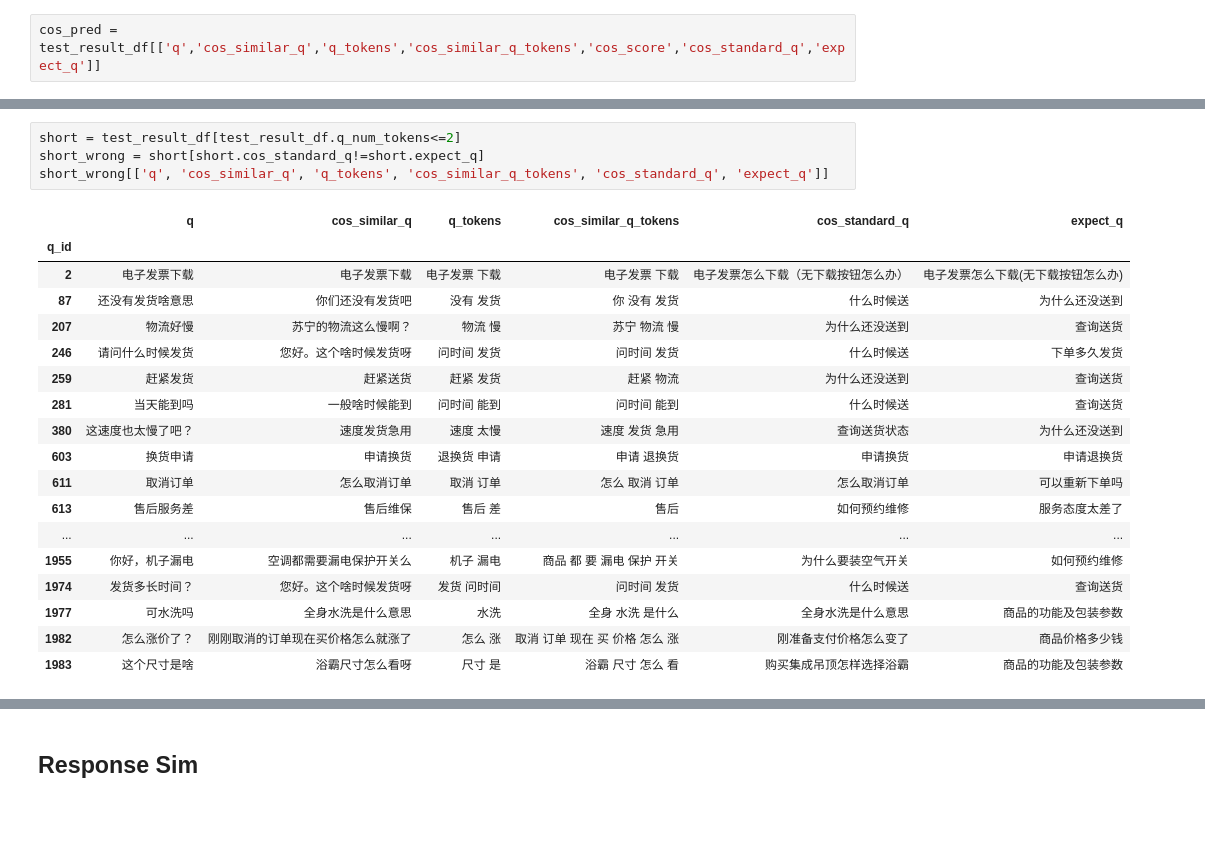
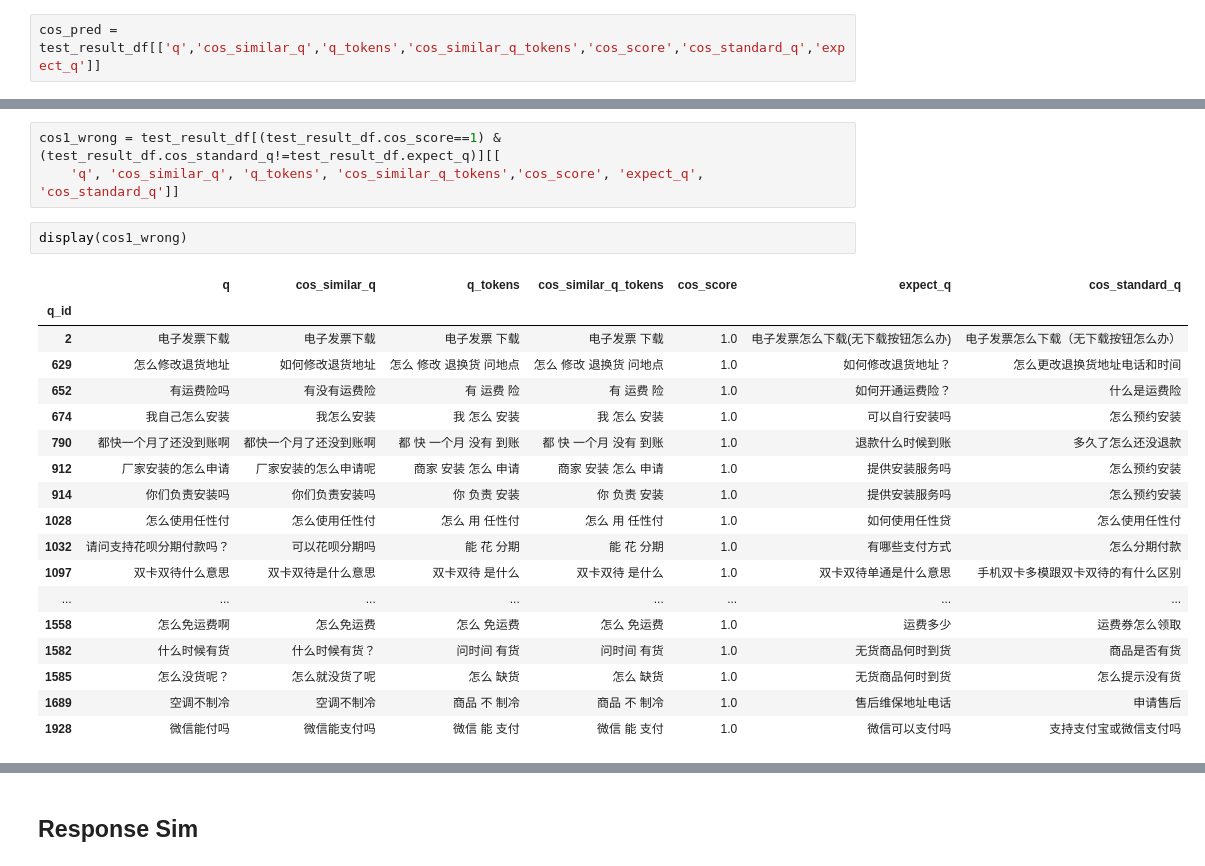
Before and after one commit to tingchunyeh/Sentence_Pairs_Sim, a Jupyter notebook: Models_Evaluation.ipynb, the cells around one changed output, grey strips where cells are left out. Drawn from its saved outputs; the diff is of its cells as text; blank space fills up the shorter version.

```diff
--- a/Models_Evaluation.ipynb
+++ b/Models_Evaluation.ipynb
@@ -864,24 +844,25 @@ high_confidence_miss = all_agree_but_wrongpred[all_agree_but_wrongpred.cos_score
 high_confidence_miss.to_excel(os.path.join("result", "high_confidence_miss.xlsx"), index=False, encoding='utf-8-sig')
 # %%
-short = test_result_df[test_result_df.q_num_tokens<=2]
-short_wrong = short[short.cos_standard_q!=short.expect_q]
-short_wrong[['q', 'cos_similar_q', 'q_tokens', 'cos_similar_q_tokens', 'cos_standard_q', 'expect_q']]
+cos1_wrong = test_result_df[(test_result_df.cos_score==1) & (test_result_df.cos_standard_q!=test_result_df.expect_q)][[
+    'q', 'cos_similar_q', 'q_tokens', 'cos_similar_q_tokens','cos_score', 'expect_q', 'cos_standard_q']]
-# %% [output]
-|  | q | cos_similar_q | q_tokens | cos_similar_q_tokens | cos_standard_q | expect_q |
-| q_id |  |  |  |  |  |  |
-| 2 | 电子发票下载 | 电子发票下载 | 电子发票 下载 | 电子发票 下载 | 电子发票怎么下载（无下载按钮怎么办） | 电子发票怎么下载(无下载按钮怎么办) |
-| 87 | 还没有发货啥意思 | 你们还没有发货吧 | 没有 发货 | 你 没有 发货 | 什么时候送 | 为什么还没送到 |
-| 207 | 物流好慢 | 苏宁的物流这么慢啊？ | 物流 慢 | 苏宁 物流 慢 | 为什么还没送到 | 查询送货 |
-| 246 | 请问什么时候发货 | 您好。这个啥时候发货呀 | 问时间 发货 | 问时间 发货 | 什么时候送 | 下单多久发货 |
-| 259 | 赶紧发货 | 赶紧送货 | 赶紧 发货 | 赶紧 物流 | 为什么还没送到 | 查询送货 |
-| 281 | 当天能到吗 | 一般啥时候能到 | 问时间 能到 | 问时间 能到 | 什么时候送 | 查询送货 |
-| 380 | 这速度也太慢了吧？ | 速度发货急用 | 速度 太慢 | 速度 发货 急用 | 查询送货状态 | 为什么还没送到 |
-| 603 | 换货申请 | 申请换货 | 退换货 申请 | 申请 退换货 | 申请换货 | 申请退换货 |
-| 611 | 取消订单 | 怎么取消订单 | 取消 订单 | 怎么 取消 订单 | 怎么取消订单 | 可以重新下单吗 |
-| 613 | 售后服务差 | 售后维保 | 售后 差 | 售后 | 如何预约维修 | 服务态度太差了 |
-| ... | ... | ... | ... | ... | ... | ... |
-| 1955 | 你好，机子漏电 | 空调都需要漏电保护开关么 | 机子 漏电 | 商品 都 要 漏电 保护 开关 | 为什么要装空气开关 | 如何预约维修 |
-| 1974 | 发货多长时间？ | 您好。这个啥时候发货呀 | 发货 问时间 | 问时间 发货 | 什么时候送 | 查询送货 |
-| 1977 | 可水洗吗 | 全身水洗是什么意思 | 水洗 | 全身 水洗 是什么 | 全身水洗是什么意思 | 商品的功能及包装参数 |
-| 1982 | 怎么涨价了？ | 刚刚取消的订单现在买价格怎么就涨了 | 怎么 涨 | 取消 订单 现在 买 价格 怎么 涨 | 刚准备支付价格怎么变了 | 商品价格多少钱 |
-| 1983 | 这个尺寸是啥 | 浴霸尺寸怎么看呀 | 尺寸 是 | 浴霸 尺寸 怎么 看 | 购买集成吊顶怎样选择浴霸 | 商品的功能及包装参数 |
+# %%
+display(cos1_wrong)
+# %% [output]
+|  | q | cos_similar_q | q_tokens | cos_similar_q_tokens | cos_score | expect_q | cos_standard_q |
+| q_id |  |  |  |  |  |  |  |
+| 2 | 电子发票下载 | 电子发票下载 | 电子发票 下载 | 电子发票 下载 | 1.0 | 电子发票怎么下载(无下载按钮怎么办) | 电子发票怎么下载（无下载按钮怎么办） |
+| 629 | 怎么修改退货地址 | 如何修改退货地址 | 怎么 修改 退换货 问地点 | 怎么 修改 退换货 问地点 | 1.0 | 如何修改退货地址？ | 怎么更改退换货地址电话和时间 |
+| 652 | 有运费险吗 | 有没有运费险 | 有 运费 险 | 有 运费 险 | 1.0 | 如何开通运费险？ | 什么是运费险 |
+| 674 | 我自己怎么安装 | 我怎么安装 | 我 怎么 安装 | 我 怎么 安装 | 1.0 | 可以自行安装吗 | 怎么预约安装 |
+| 790 | 都快一个月了还没到账啊 | 都快一个月了还没到账啊 | 都 快 一个月 没有 到账 | 都 快 一个月 没有 到账 | 1.0 | 退款什么时候到账 | 多久了怎么还没退款 |
+| 912 | 厂家安装的怎么申请 | 厂家安装的怎么申请呢 | 商家 安装 怎么 申请 | 商家 安装 怎么 申请 | 1.0 | 提供安装服务吗 | 怎么预约安装 |
+| 914 | 你们负责安装吗 | 你们负责安装吗 | 你 负责 安装 | 你 负责 安装 | 1.0 | 提供安装服务吗 | 怎么预约安装 |
+| 1028 | 怎么使用任性付 | 怎么使用任性付 | 怎么 用 任性付 | 怎么 用 任性付 | 1.0 | 如何使用任性贷 | 怎么使用任性付 |
+| 1032 | 请问支持花呗分期付款吗？ | 可以花呗分期吗 | 能 花 分期 | 能 花 分期 | 1.0 | 有哪些支付方式 | 怎么分期付款 |
+| 1097 | 双卡双待什么意思 | 双卡双待是什么意思 | 双卡双待 是什么 | 双卡双待 是什么 | 1.0 | 双卡双待单通是什么意思 | 手机双卡多模跟双卡双待的有什么区别 |
+| ... | ... | ... | ... | ... | ... | ... | ... |
+| 1558 | 怎么免运费啊 | 怎么免运费 | 怎么 免运费 | 怎么 免运费 | 1.0 | 运费多少 | 运费券怎么领取 |
+| 1582 | 什么时候有货 | 什么时候有货？ | 问时间 有货 | 问时间 有货 | 1.0 | 无货商品何时到货 | 商品是否有货 |
+| 1585 | 怎么没货呢？ | 怎么就没货了呢 | 怎么 缺货 | 怎么 缺货 | 1.0 | 无货商品何时到货 | 怎么提示没有货 |
+| 1689 | 空调不制冷 | 空调不制冷 | 商品 不 制冷 | 商品 不 制冷 | 1.0 | 售后维保地址电话 | 申请售后 |
+| 1928 | 微信能付吗 | 微信能支付吗 | 微信 能 支付 | 微信 能 支付 | 1.0 | 微信可以支付吗 | 支持支付宝或微信支付吗 |
```
Also changed, not shown: parts of 28 cells of this notebook, 51 other files.
